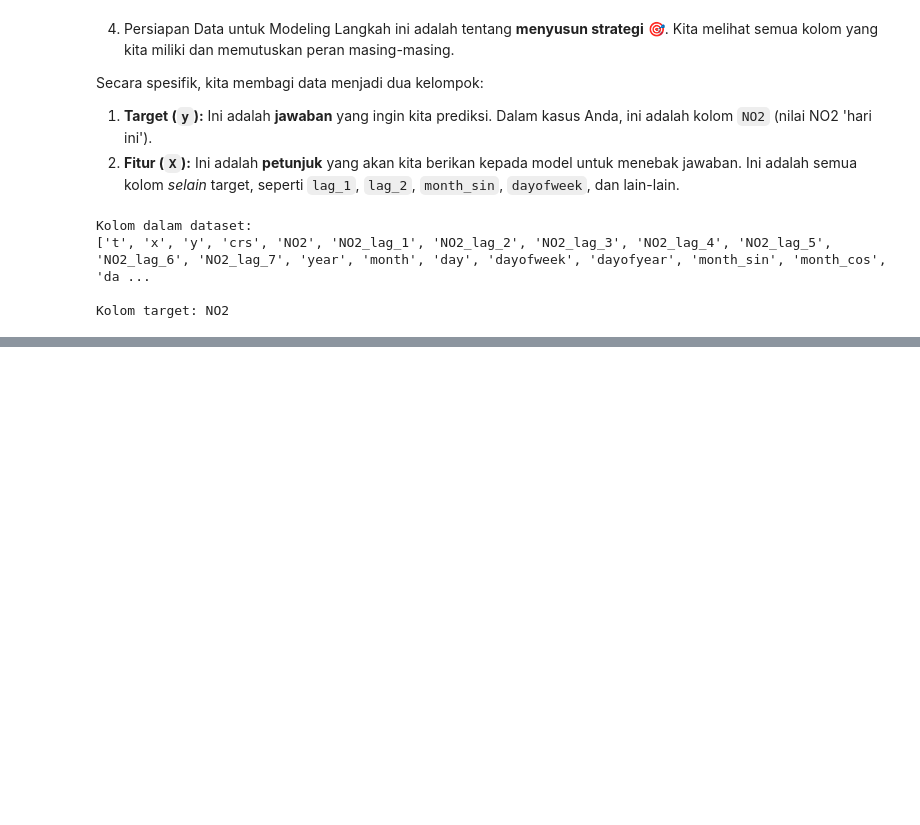
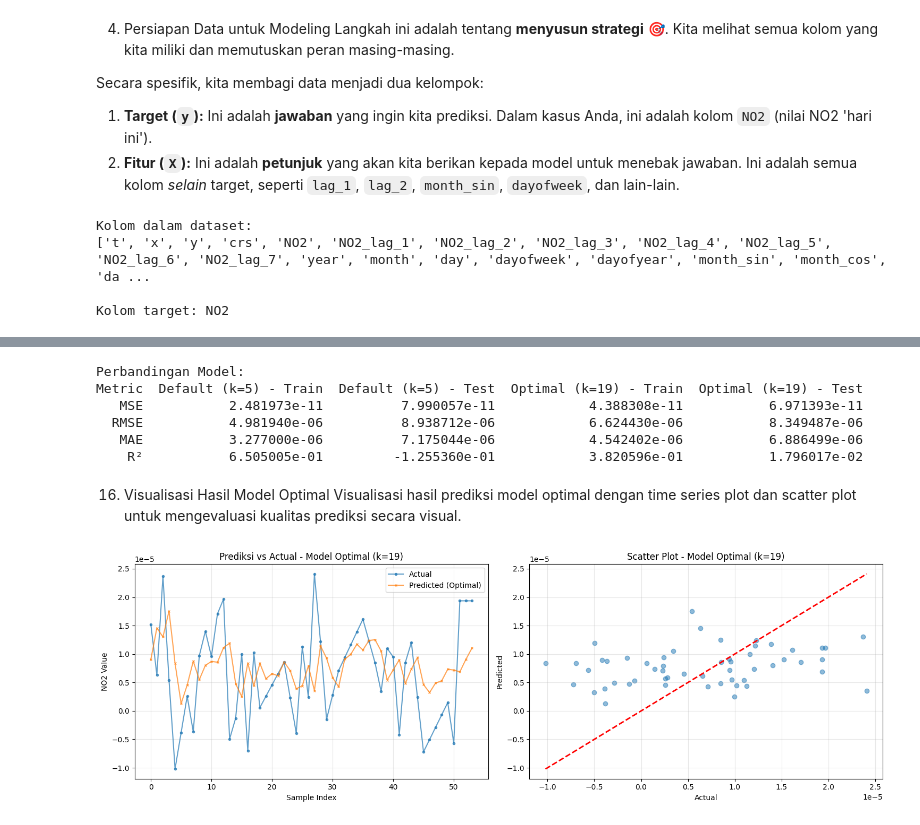
Before and after one commit to dhyos/PSD, a Jupyter notebook: _sources/DataCrawling.ipynb, the cells around one changed output, grey strips where cells are left out. Drawn from its saved outputs; the diff is of its cells as text; code cells hidden in the pictures; blank space fills up the shorter version.

```diff
--- a/_sources/DataCrawling.ipynb
+++ b/_sources/DataCrawling.ipynb
@@ -585,0 +1046,49 @@ Kolom target: NO2
+# %%
+# Buat dataframe untuk perbandingan
+comparison = pd.DataFrame({
+    'Metric': ['MSE', 'RMSE', 'MAE', 'R²'],
+    'Default (k=5) - Train': [mse_train, rmse_train, mae_train, r2_train],
+    'Default (k=5) - Test': [mse_test, rmse_test, mae_test, r2_test],
+    f'Optimal (k={optimal_k}) - Train': [mse_train_opt, rmse_train_opt, mae_train_opt, r2_train_opt],
+    f'Optimal (k={optimal_k}) - Test': [mse_test_opt, rmse_test_opt, mae_test_opt, r2_test_opt]
+})
+
+print("\nPerbandingan Model:")
+print(comparison.to_string(index=False))
+# %% [output]
+Perbandingan Model:
+Metric  Default (k=5) - Train  Default (k=5) - Test  Optimal (k=19) - Train  Optimal (k=19) - Test
+   MSE           2.481973e-11          7.990057e-11            4.388308e-11           6.971393e-11
+  RMSE           4.981940e-06          8.938712e-06            6.624430e-06           8.349487e-06
+   MAE           3.277000e-06          7.175044e-06            4.542402e-06           6.886499e-06
+    R²           6.505005e-01         -1.255360e-01            3.820596e-01           1.796017e-02
+# %% [markdown]
+16. Visualisasi Hasil Model Optimal
+Visualisasi hasil prediksi model optimal dengan time series plot dan scatter plot untuk mengevaluasi kualitas prediksi secara visual.
+# %%
+# Plot hasil prediksi model optimal
+plt.figure(figsize=(15, 5))
+
+# Plot 1: Time series comparison
+plt.subplot(1, 2, 1)
+plt.plot(y_test.values, label='Actual', marker='o', markersize=3, alpha=0.7)
+plt.plot(y_pred_optimal, label='Predicted (Optimal)', marker='x', markersize=3, alpha=0.7)
+plt.xlabel('Sample Index')
+plt.ylabel('NO2 Value')
+plt.title(f'Prediksi vs Actual - Model Optimal (k={optimal_k})')
+plt.legend()
+plt.grid(True, alpha=0.3)
+
+# Plot 2: Scatter plot
+plt.subplot(1, 2, 2)
+plt.scatter(y_test, y_pred_optimal, alpha=0.5)
+plt.plot([y_test.min(), y_test.max()], [y_test.min(), y_test.max()], 'r--', lw=2)
+plt.xlabel('Actual')
+plt.ylabel('Predicted')
+plt.title(f'Scatter Plot - Model Optimal (k={optimal_k})')
+plt.grid(True, alpha=0.3)
+
+plt.tight_layout()
+plt.show()
+# %% [output]
+[figure, added]
```
Also changed, not shown: parts of 21 cells of this notebook, 6 other files.
